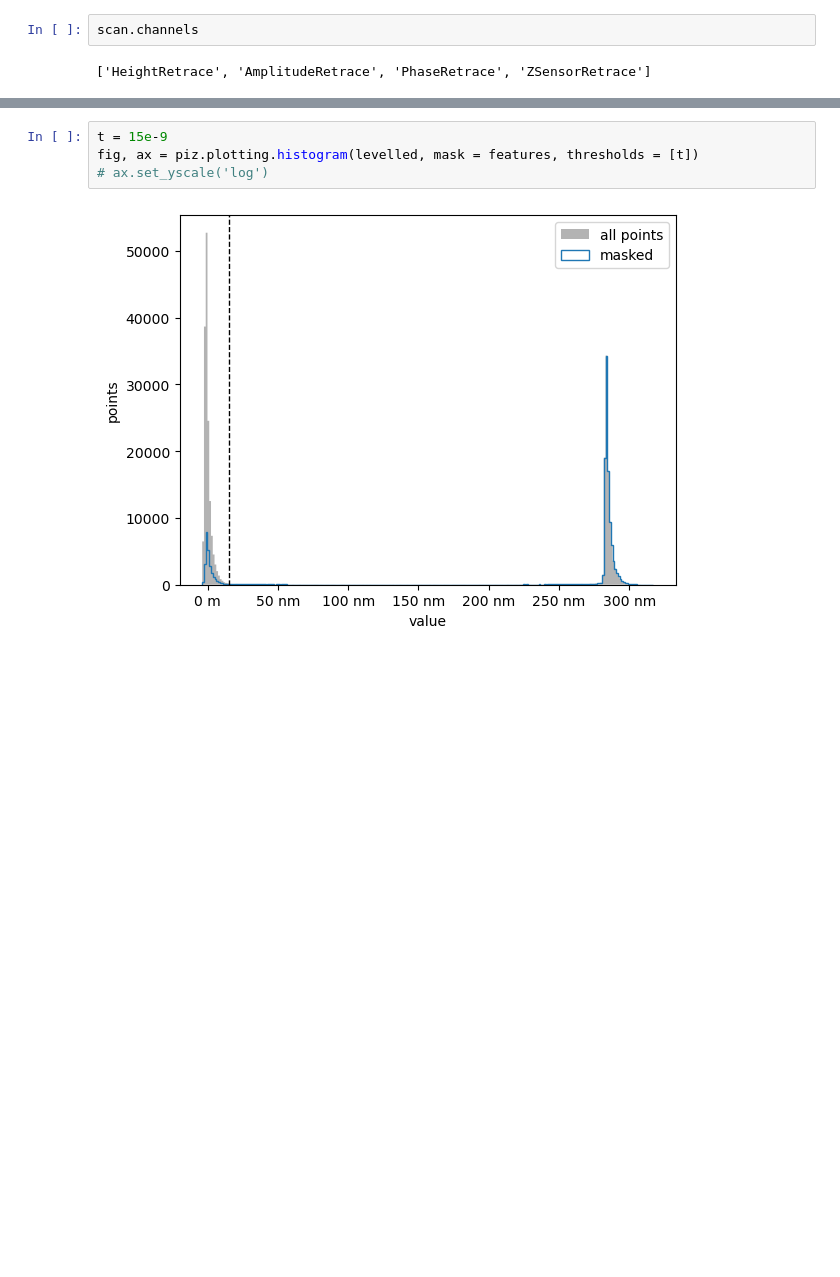
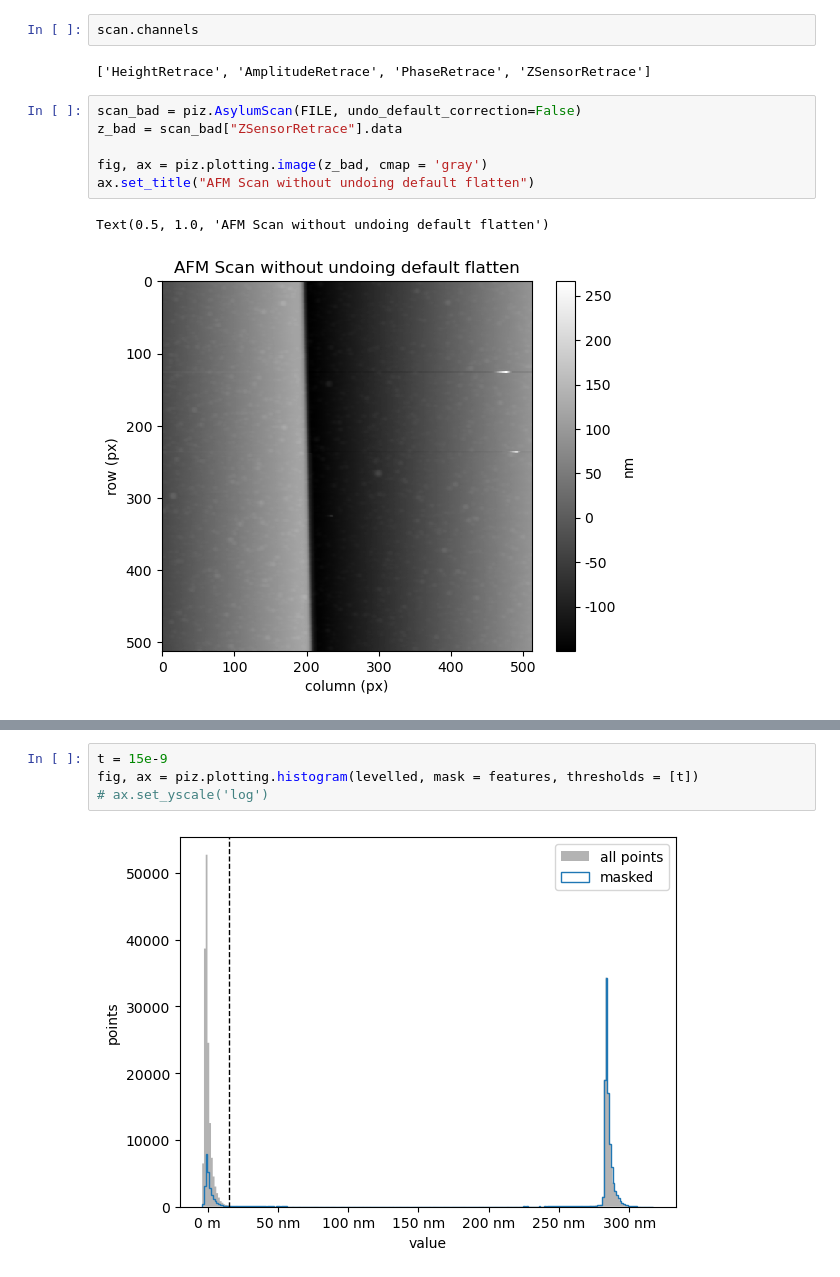
Before and after one commit to brandonlokesy/pizprobe, a Jupyter notebook: examples/Si3N4_etch.ipynb, the cells around one changed output, grey strips where cells are left out. Drawn from its saved outputs; the diff is of its cells as text; blank space fills up the shorter version.

```diff
--- a/examples/Si3N4_etch.ipynb
+++ b/examples/Si3N4_etch.ipynb
@@ -27,6 +27,15 @@ AsylumScan  chip_label0003.ibw
 scan.channels
 # %% [output]
 ['HeightRetrace', 'AmplitudeRetrace', 'PhaseRetrace', 'ZSensorRetrace']
+# %%
+scan_bad = piz.AsylumScan(FILE, undo_default_correction=False)
+z_bad = scan_bad["ZSensorRetrace"].data
+
+fig, ax = piz.plotting.image(z_bad, cmap = 'gray')
+ax.set_title("AFM Scan without undoing default flatten")
+# %% [output]
+Text(0.5, 1.0, 'AFM Scan without undoing default flatten')
+[figure, added]
 # %%
 z = scan["ZSensorRetrace"].data
 px = scan.pixel_size
```
Also changed, not shown: parts of 6 cells of this notebook, 4 other files.
